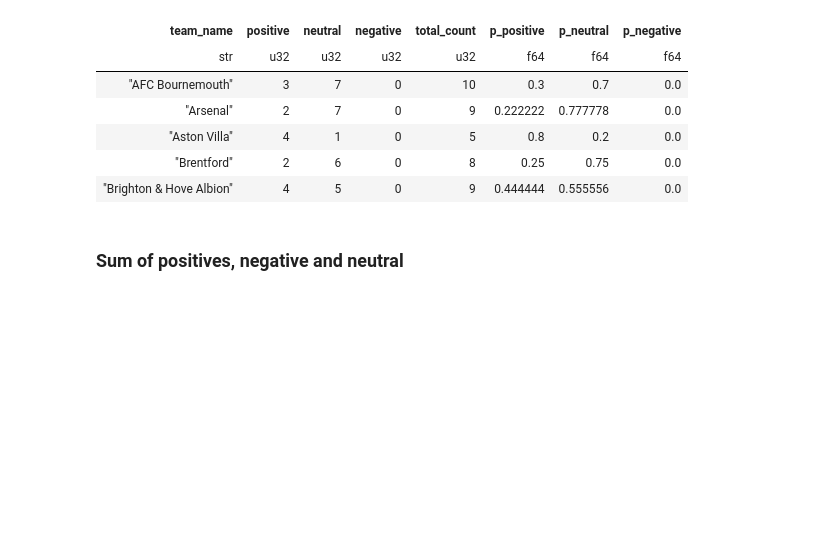
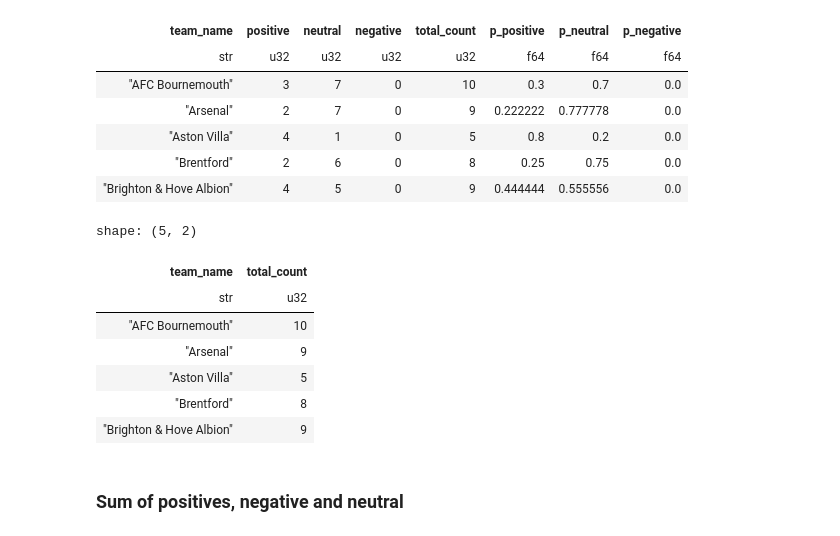
Before and after one commit to girguy/foot_sentiment_analysis, a Jupyter notebook: visualization/test.ipynb, the cells around one changed output. Cells and saved outputs as stored; diff of their text form; code cells hidden in the pictures; blank space fills up the shorter version.

```diff
--- a/visualization/test.ipynb
+++ b/visualization/test.ipynb
@@ -152,6 +152,18 @@ shape: (5, 8)
 | "Aston Villa" | 4 | 1 | 0 | 5 | 0.8 | 0.2 | 0.0 |
 | "Brentford" | 2 | 6 | 0 | 8 | 0.25 | 0.75 | 0.0 |
 | "Brighton & Hove Albion" | 4 | 5 | 0 | 9 | 0.444444 | 0.555556 | 0.0 |
+# %%
+total_articles = result_1.select(['team_name', 'total_count'])
+total_articles.head()
+# %% [output]
+shape: (5, 2)
+| team_name | total_count |
+| str | u32 |
+| "AFC Bournemouth" | 10 |
+| "Arsenal" | 9 |
+| "Aston Villa" | 5 |
+| "Brentford" | 8 |
+| "Brighton & Hove Albion" | 9 |
 # %% [markdown]
 ### Sum of positives, negative and neutral
 # %%
```
Also changed, not shown: parts of 6 cells of this notebook.
